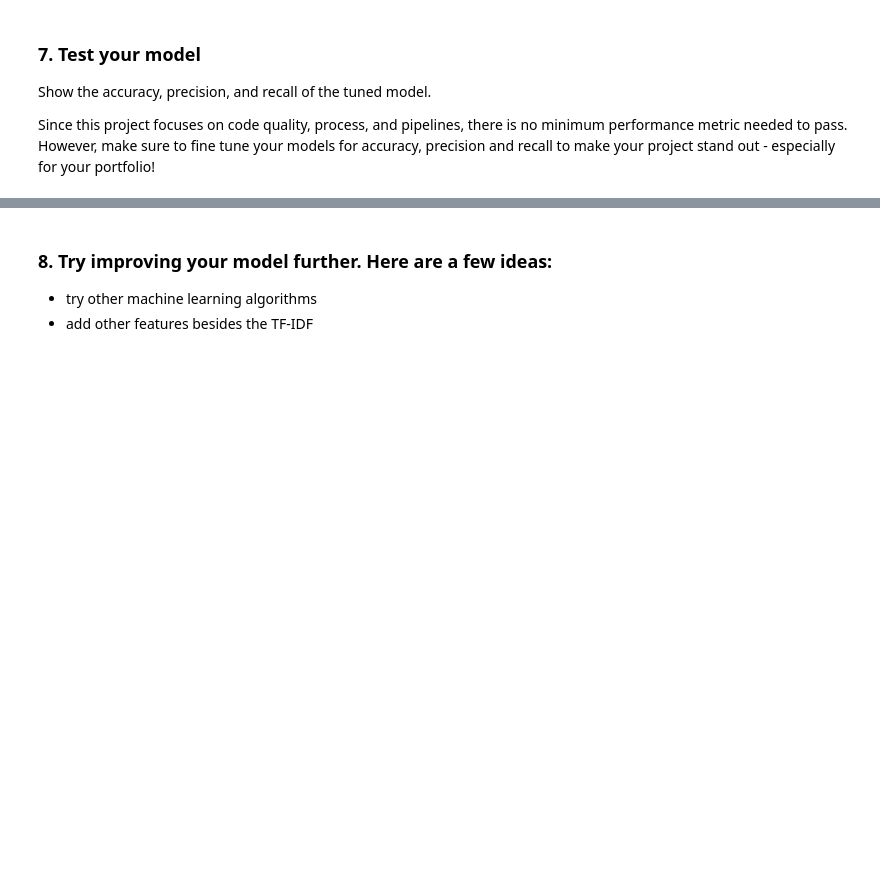
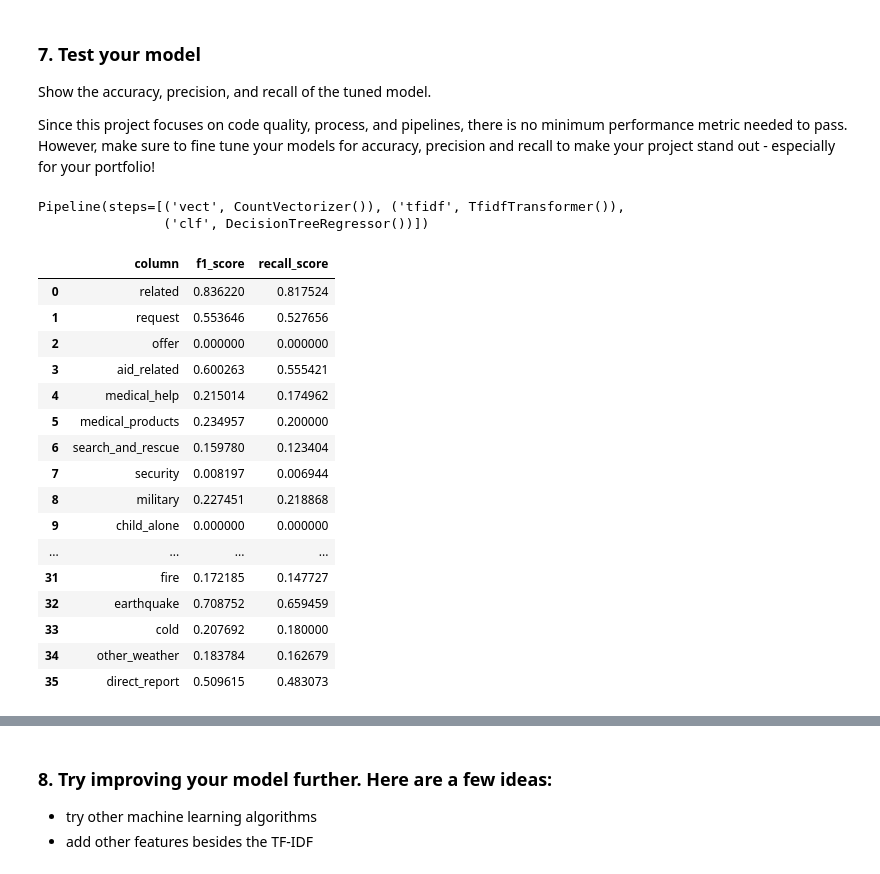
Before and after one commit to ortizjuan2/disaster-response, a Jupyter notebook: ML Pipeline Preparation.ipynb, the cells around one changed output, grey strips where cells are left out. Drawn from its saved outputs; the diff is of its cells as text; code cells hidden in the pictures; blank space fills up the shorter version.

```diff
--- a/ML Pipeline Preparation.ipynb
+++ b/ML Pipeline Preparation.ipynb
@@ -129,0 +218,5 @@ Since this project focuses on code quality, process, and  pipelines, there is no
+# %%
+pipeline.fit(X_train, y_train)
+# %% [output]
+Pipeline(steps=[('vect', CountVectorizer()), ('tfidf', TfidfTransformer()),
+                ('clf', DecisionTreeRegressor())])
@@ -129,0 +234,20 @@ Since this project focuses on code quality, process, and  pipelines, there is no
+# %%
+tuned_score
+# %% [output]
+|  | column | f1_score | recall_score |
+| 0 | related | 0.836220 | 0.817524 |
+| 1 | request | 0.553646 | 0.527656 |
+| 2 | offer | 0.000000 | 0.000000 |
+| 3 | aid_related | 0.600263 | 0.555421 |
+| 4 | medical_help | 0.215014 | 0.174962 |
+| 5 | medical_products | 0.234957 | 0.200000 |
+| 6 | search_and_rescue | 0.159780 | 0.123404 |
+| 7 | security | 0.008197 | 0.006944 |
+| 8 | military | 0.227451 | 0.218868 |
+| 9 | child_alone | 0.000000 | 0.000000 |
+| ... | ... | ... | ... |
+| 31 | fire | 0.172185 | 0.147727 |
+| 32 | earthquake | 0.708752 | 0.659459 |
+| 33 | cold | 0.207692 | 0.180000 |
+| 34 | other_weather | 0.183784 | 0.162679 |
+| 35 | direct_report | 0.509615 | 0.483073 |
```
Also changed, not shown: parts of 46 cells of this notebook, 5 other files.
